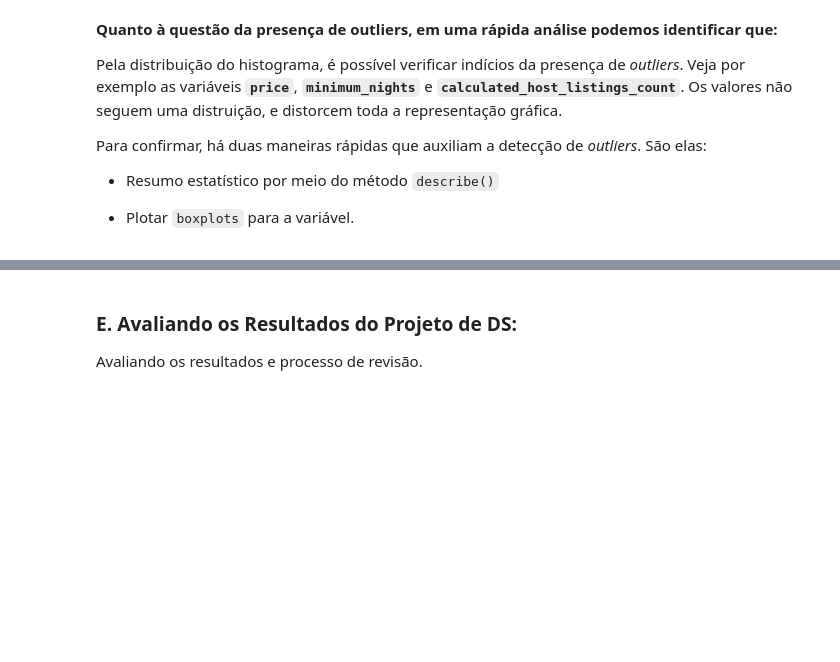
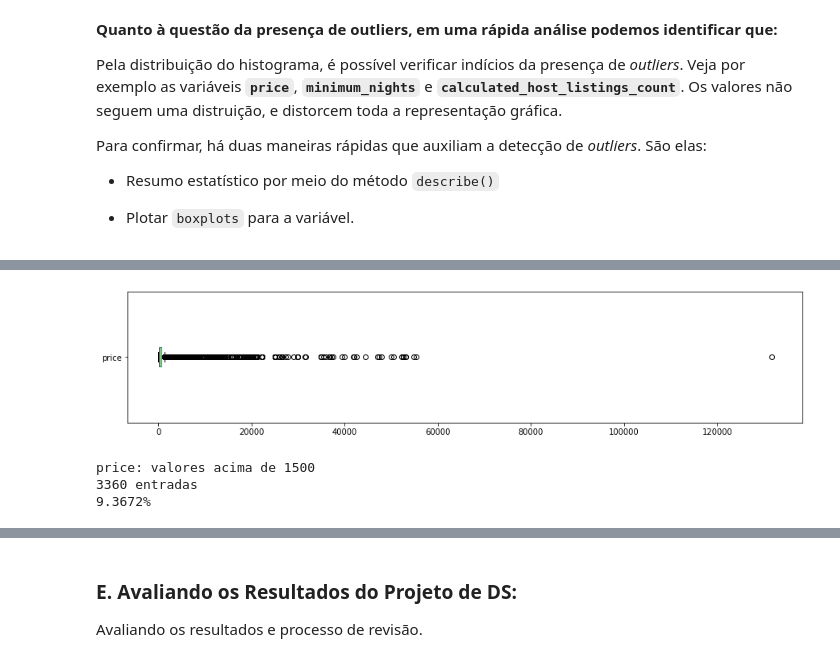
Before and after one commit to consultantleonardoferreira/Projetos-em-Data-Science, a Jupyter notebook: airbnb.ipynb, the cells around one changed output, grey strips where cells are left out. Cells and saved outputs as stored; diff of their text form; code cells hidden in the pictures; blank space fills up the shorter version.

```diff
--- a/airbnb.ipynb
+++ b/airbnb.ipynb
@@ -210,0 +228,18 @@ Ambos os exemplos apontam para presença de outliers.
+# %%
+# Construção do Boxplot para variável price.
+
+df.price.plot(kind='box', vert=False, figsize=(15, 3),)
+plt.show()
+
+# Verificar a quantidade de valores acima R$ 1500,00 para variável price.
+
+print("\nprice: valores acima de 1500")
+print("{} entradas".format(len(df[df.price > 1500])))
+print("{:.4f}%".format((len(df[df.price > 1500]) / df.shape[0])*100))
+
+# df.price.plot(kind='box', vert=False, xlim=(0,1300), figsize=(15,3));
+# %% [output]
+[figure, added]
+price: valores acima de 1500
+3360 entradas
+9.3672%
```
Also changed, not shown: parts of 22 cells of this notebook.
